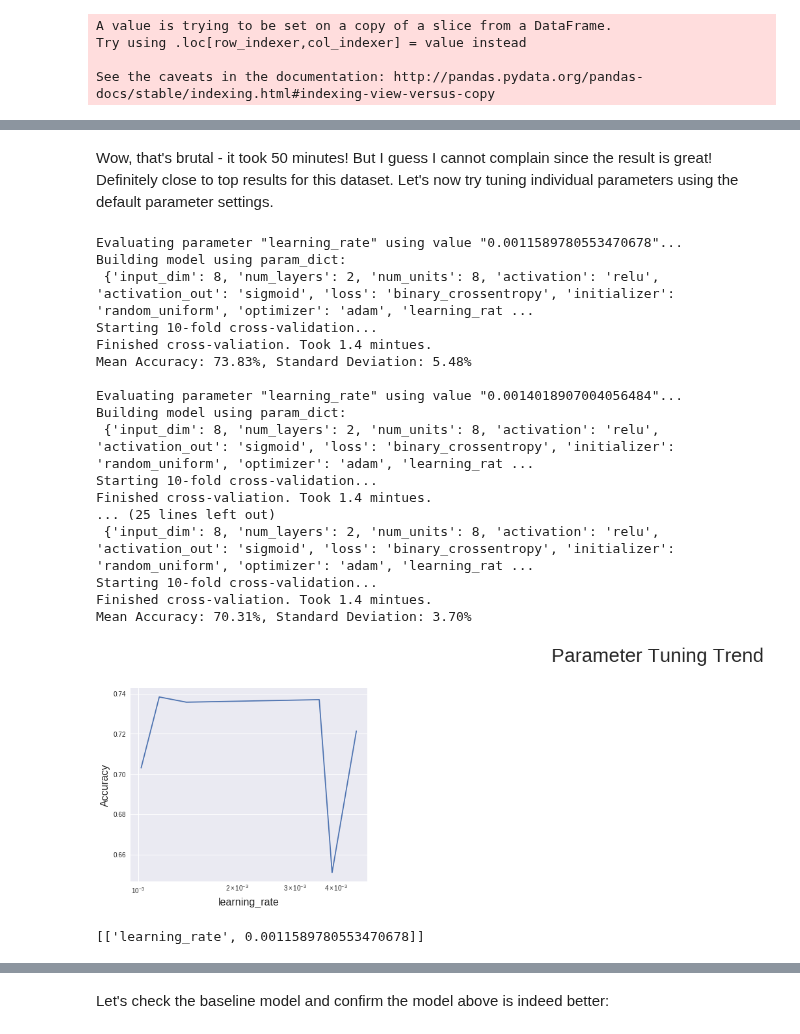
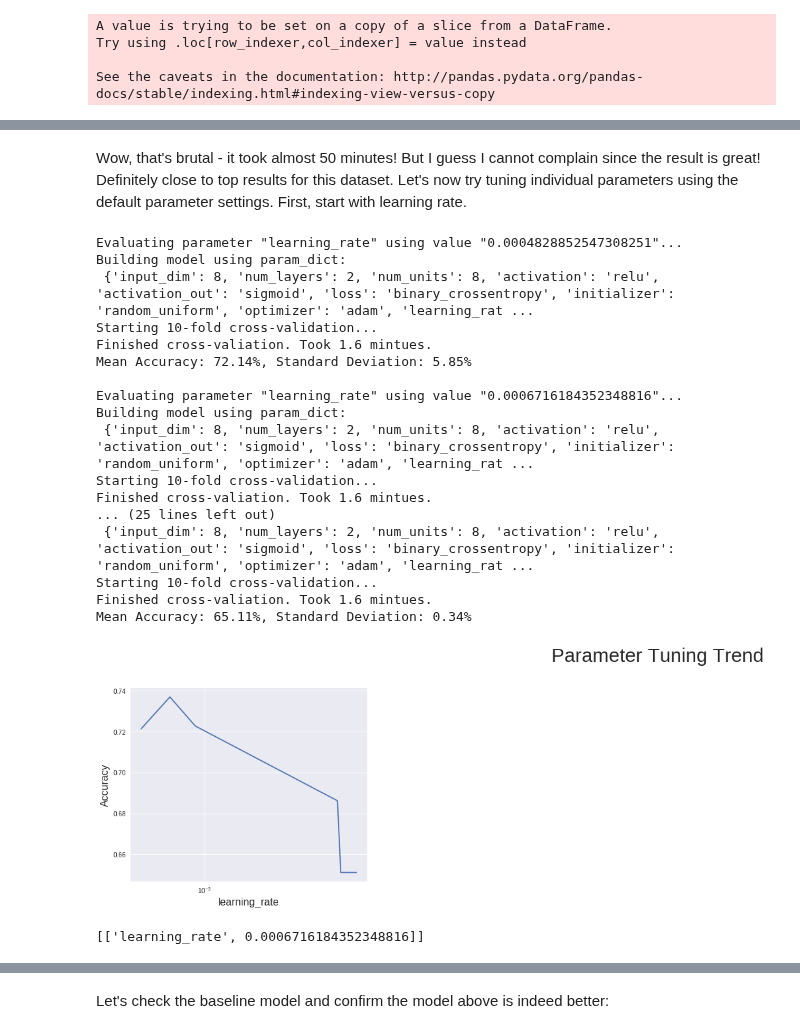
Before and after one commit to georgeliu1998/keras_model_tuning, a Jupyter notebook: keras.ipynb, the cells around one changed output, grey strips where cells are left out. Cells and saved outputs as stored; diff of their text form; code cells hidden in the pictures.

```diff
--- a/keras.ipynb
+++ b/keras.ipynb
@@ -537,45 +537,50 @@ Mean Accuracy: 78.13%, Standard Deviation: 4.50%
 # %% [markdown]
-Wow, that's brutal - it took 50 minutes! But I guess I cannot complain since the result is great! Definitely close to top results for this dataset. Let's now try tuning individual parameters using the default parameter settings.
+Wow, that's brutal - it took almost 50 minutes! But I guess I cannot complain since the result is great! Definitely close to top results for this dataset. Let's now try tuning individual parameters using the default parameter settings. First, start with learning rate.
 # %%
+# Get the default params
 param_dict = get_defaults()
-# Get 6 randomly generated learning rates
-bases = np.repeat(10, 6)
-exponents = -(np.random.rand(6) + 2) # the exponent should be between -2 and -3
-learning_rate = np.power(bases, exponents).tolist()
+
+# Get 6 randomly generated learning rates between 0.0001 and 0.01
+
+bases = np.repeat(10, 3)
+exponents_1 = -(np.random.rand(3) + 3) # between 0.0001 and 0.001
+exponents_2 = -(np.random.rand(3) + 2) # between 0.001 and 0.01
+
+learning_rate = np.power(bases, exponents_1).tolist() + np.power(bases, exponents_2).tolist()
 
 tuning_options = get_tuning_options(learning_rate=learning_rate)
 
-results = run_test(X=X, y=y,
-                   param_dict=param_dict,
-                   tuning_options=tuning_options)
+results_lr = run_test(X=X, y=y,
+                      param_dict=param_dict,
+                      tuning_options=tuning_options)
 # %% [output]
-Evaluating parameter "learning_rate" using value "0.0011589780553470678"...
+Evaluating parameter "learning_rate" using value "0.0004828852547308251"...
 Building model using param_dict:
  {'input_dim': 8, 'num_layers': 2, 'num_units': 8, 'activation': 'relu', 'activation_out': 'sigmoid', 'loss': 'binary_crossentropy', 'initializer': 'random_uniform', 'optimizer': 'adam', 'learning_rat ...
 Starting 10-fold cross-validation...
-Finished cross-valiation. Took 1.4 mintues.
-Mean Accuracy: 73.83%, Standard Deviation: 5.48%
+Finished cross-valiation. Took 1.6 mintues.
+Mean Accuracy: 72.14%, Standard Deviation: 5.85%
 
-Evaluating parameter "learning_rate" using value "0.0014018907004056484"...
+Evaluating parameter "learning_rate" using value "0.0006716184352348816"...
 Building model using param_dict:
  {'input_dim': 8, 'num_layers': 2, 'num_units': 8, 'activation': 'relu', 'activation_out': 'sigmoid', 'loss': 'binary_crossentropy', 'initializer': 'random_uniform', 'optimizer': 'adam', 'learning_rat ...
 Starting 10-fold cross-validation...
-Finished cross-valiation. Took 1.4 mintues.
+Finished cross-valiation. Took 1.6 mintues.
 ... (25 lines left out)
  {'input_dim': 8, 'num_layers': 2, 'num_units': 8, 'activation': 'relu', 'activation_out': 'sigmoid', 'loss': 'binary_crossentropy', 'initializer': 'random_uniform', 'optimizer': 'adam', 'learning_rat ...
 Starting 10-fold cross-validation...
-Finished cross-valiation. Took 1.4 mintues.
-Mean Accuracy: 70.31%, Standard Deviation: 3.70%
+Finished cross-valiation. Took 1.6 mintues.
+Mean Accuracy: 65.11%, Standard Deviation: 0.34%
-# %%
-df = wrangle_results(results)
-visualize_trend(df)
-# %% [output]
-[figure, removed]
+# %%
+df_lr = wrangle_results(results_lr)
+visualize_trend(df_lr)
+# %% [output]
+[figure, added]
 # %%
-best_lr = get_best_options(df)
+best_lr = get_best_options(df_lr)
 best_lr
 # %% [output]
-[['learning_rate', 0.0011589780553470678]]
+[['learning_rate', 0.0006716184352348816]]
 # %%
 param_dict['learning_rate'] = best_lr[0][1]
 
```
Also changed, not shown: parts of 34 cells of this notebook.
